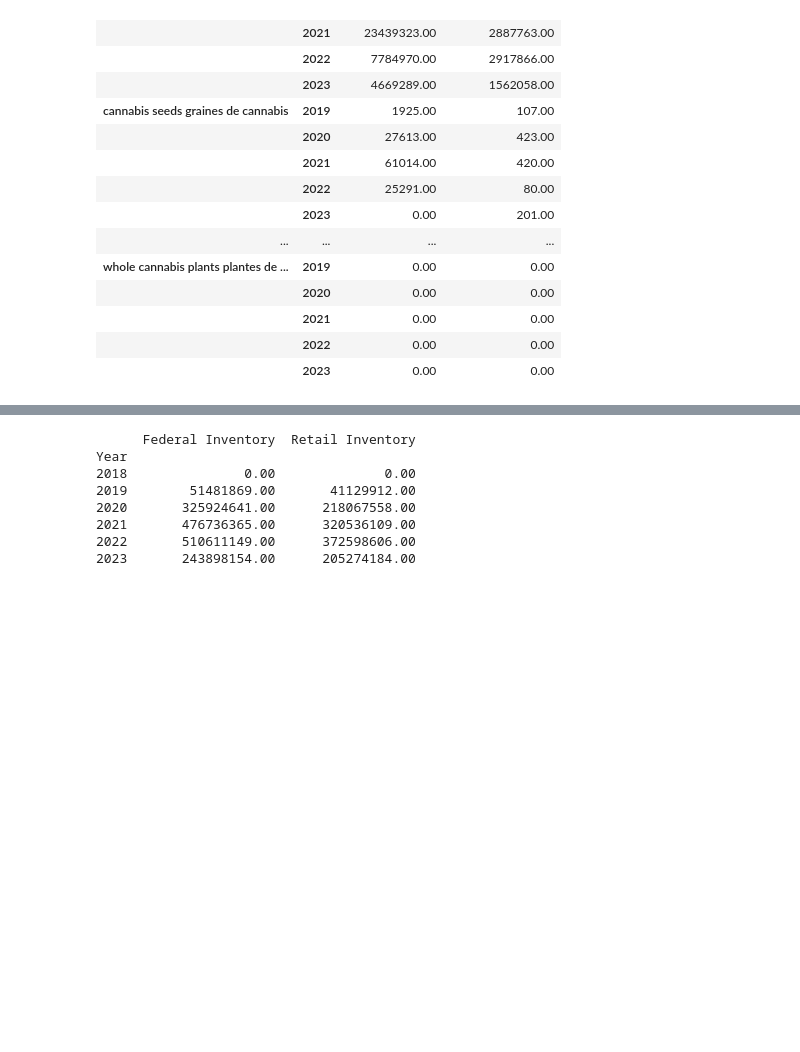
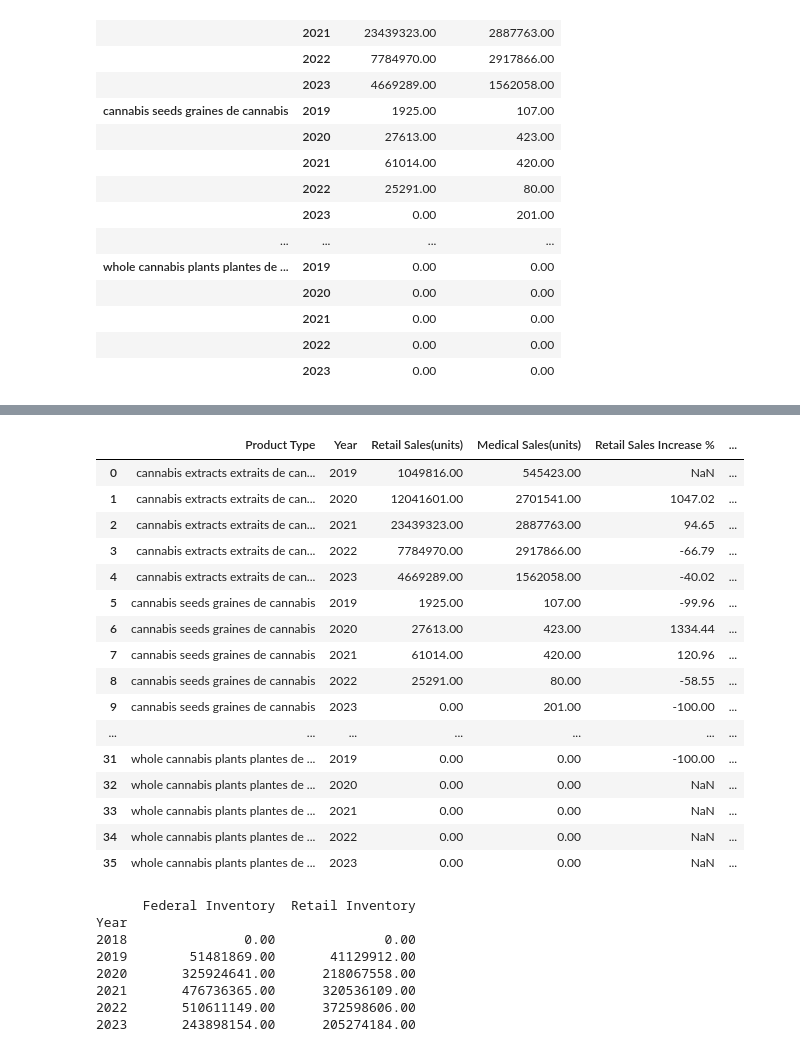
Before and after one commit to ajunjee-selvam/Project_1, a Jupyter notebook: Project One - Data Cleanup & Analysis .ipynb, the cells around one changed output, grey strips where cells are left out. Cells and saved outputs as stored; diff of their text form; code cells hidden in the pictures; blank space fills up the shorter version.

```diff
--- a/Project One - Data Cleanup & Analysis .ipynb
+++ b/Project One - Data Cleanup & Analysis .ipynb
@@ -365,3 +377,26 @@ plt.show()
+# %%
+#Use my grouped_df (grouped by Year/Product Type) to calculate the Sales Increase overtime(%)
+grouped_df['Retail Sales Increase %'] = grouped_df[('Retail Sales(units)')].pct_change() * 100
+grouped_df['Medical Sales Increase %'] = grouped_df[('Medical Sales(units)')].pct_change() * 100
+grouped_df
+# %% [output]
+|  | Product Type | Year | Retail Sales(units) | Medical Sales(units) | Retail Sales Increase % | ... |
+| 0 | cannabis extracts extraits de can... | 2019 | 1049816.00 | 545423.00 | NaN | ... |
+| 1 | cannabis extracts extraits de can... | 2020 | 12041601.00 | 2701541.00 | 1047.02 | ... |
+| 2 | cannabis extracts extraits de can... | 2021 | 23439323.00 | 2887763.00 | 94.65 | ... |
+| 3 | cannabis extracts extraits de can... | 2022 | 7784970.00 | 2917866.00 | -66.79 | ... |
+| 4 | cannabis extracts extraits de can... | 2023 | 4669289.00 | 1562058.00 | -40.02 | ... |
+| 5 | cannabis seeds graines de cannabis | 2019 | 1925.00 | 107.00 | -99.96 | ... |
+| 6 | cannabis seeds graines de cannabis | 2020 | 27613.00 | 423.00 | 1334.44 | ... |
+| 7 | cannabis seeds graines de cannabis | 2021 | 61014.00 | 420.00 | 120.96 | ... |
+| 8 | cannabis seeds graines de cannabis | 2022 | 25291.00 | 80.00 | -58.55 | ... |
+| 9 | cannabis seeds graines de cannabis | 2023 | 0.00 | 201.00 | -100.00 | ... |
+| ... | ... | ... | ... | ... | ... | ... |
+| 31 | whole cannabis plants plantes de ... | 2019 | 0.00 | 0.00 | -100.00 | ... |
+| 32 | whole cannabis plants plantes de ... | 2020 | 0.00 | 0.00 | NaN | ... |
+| 33 | whole cannabis plants plantes de ... | 2021 | 0.00 | 0.00 | NaN | ... |
+| 34 | whole cannabis plants plantes de ... | 2022 | 0.00 | 0.00 | NaN | ... |
+| 35 | whole cannabis plants plantes de ... | 2023 | 0.00 | 0.00 | NaN | ... |
 # %%
 # Group by Inventory - to illustrate the growth of production in the industry (Retail vs Medical) over time
 year_df = second_df.groupby(["Year"])
```
Also changed, not shown: parts of 4 cells of this notebook, 1 other file.
